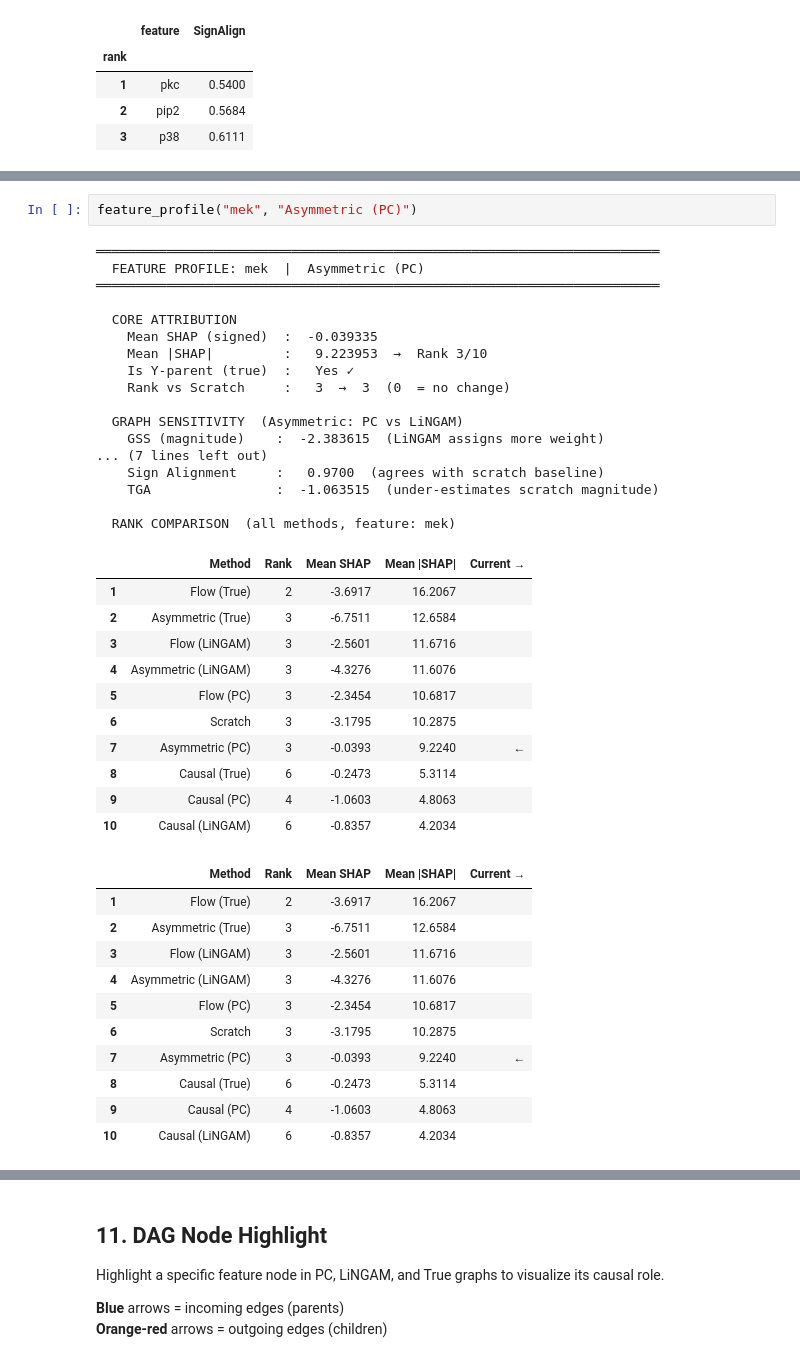
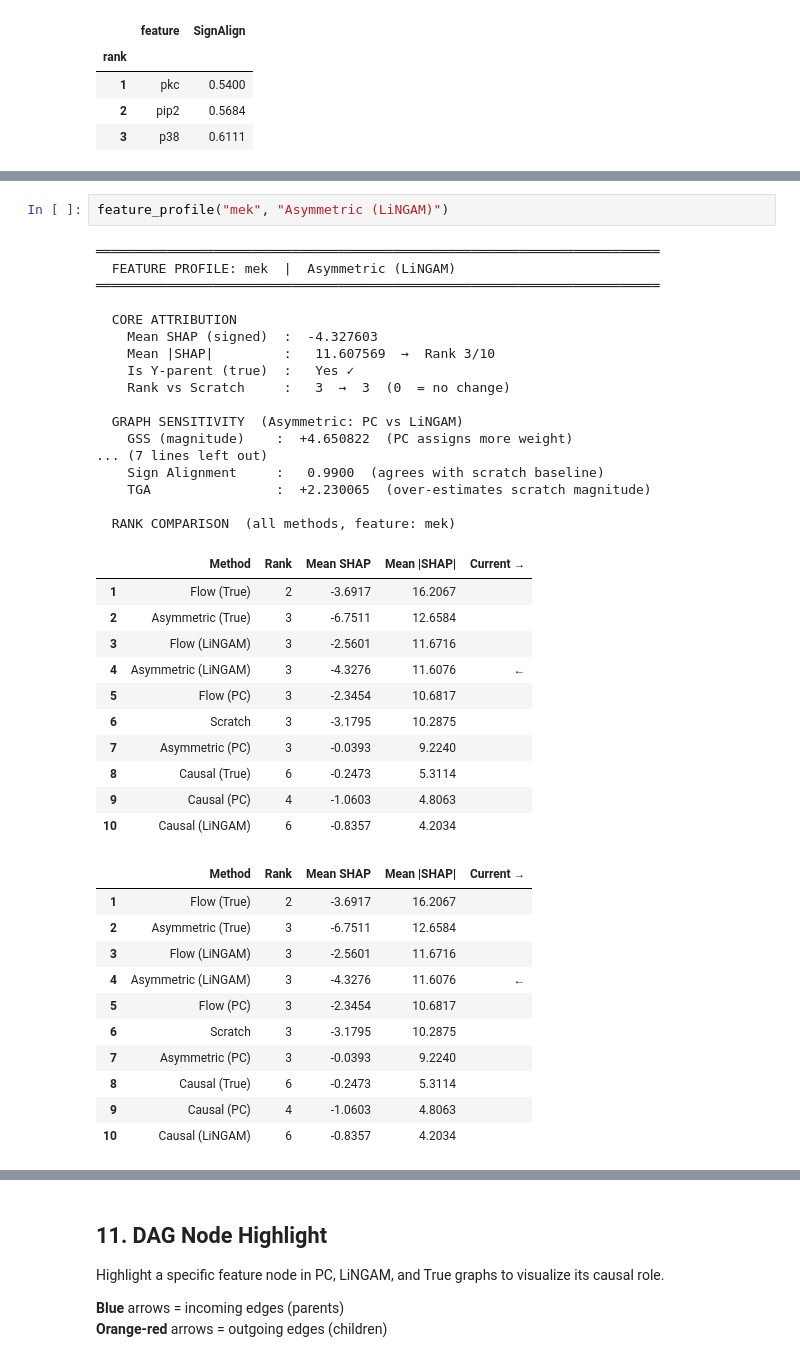
Before and after one commit to juanriosg12/master_thesis, a Jupyter notebook: notebooks/real_data_summary.ipynb, the cells around one changed output, grey strips where cells are left out. Cells and saved outputs as stored; diff of their text form.

```diff
--- a/notebooks/real_data_summary.ipynb
+++ b/notebooks/real_data_summary.ipynb
@@ -1450,31 +1352,31 @@ for (meth, g), arr in tga_scratch.items():
 # %%
-feature_profile("mek", "Asymmetric (PC)")
+feature_profile("mek", "Asymmetric (LiNGAM)")
 # %% [output]
 ════════════════════════════════════════════════════════════════════════
-  FEATURE PROFILE: mek  |  Asymmetric (PC)
+  FEATURE PROFILE: mek  |  Asymmetric (LiNGAM)
 ════════════════════════════════════════════════════════════════════════
 
   CORE ATTRIBUTION
-    Mean SHAP (signed)  :  -0.039335
-    Mean |SHAP|         :   9.223953  →  Rank 3/10
+    Mean SHAP (signed)  :  -4.327603
+    Mean |SHAP|         :   11.607569  →  Rank 3/10
     Is Y-parent (true)  :   Yes ✓
     Rank vs Scratch     :   3  →  3  (0  = no change)
 
   GRAPH SENSITIVITY  (Asymmetric: PC vs LiNGAM)
-    GSS (magnitude)    :  -2.383615  (LiNGAM assigns more weight)
+    GSS (magnitude)    :  +4.650822  (PC assigns more weight)
 ... (7 lines left out)
-    Sign Alignment     :   0.9700  (agrees with scratch baseline)
-    TGA                :  -1.063515  (under-estimates scratch magnitude)
+    Sign Alignment     :   0.9900  (agrees with scratch baseline)
+    TGA                :  +2.230065  (over-estimates scratch magnitude)
 
   RANK COMPARISON  (all methods, feature: mek)
 |  | Method | Rank | Mean SHAP | Mean |SHAP| | Current → |
 | 1 | Flow (True) | 2 | -3.6917 | 16.2067 |  |
 | 2 | Asymmetric (True) | 3 | -6.7511 | 12.6584 |  |
 | 3 | Flow (LiNGAM) | 3 | -2.5601 | 11.6716 |  |
-| 4 | Asymmetric (LiNGAM) | 3 | -4.3276 | 11.6076 |  |
+| 4 | Asymmetric (LiNGAM) | 3 | -4.3276 | 11.6076 | ← |
 | 5 | Flow (PC) | 3 | -2.3454 | 10.6817 |  |
 | 6 | Scratch | 3 | -3.1795 | 10.2875 |  |
-| 7 | Asymmetric (PC) | 3 | -0.0393 | 9.2240 | ← |
+| 7 | Asymmetric (PC) | 3 | -0.0393 | 9.2240 |  |
 | 8 | Causal (True) | 6 | -0.2473 | 5.3114 |  |
 | 9 | Causal (PC) | 4 | -1.0603 | 4.8063 |  |
 | 10 | Causal (LiNGAM) | 6 | -0.8357 | 4.2034 |  |
@@ -1482,10 +1384,10 @@ feature_profile("mek", "Asymmetric (PC)")
 | 1 | Flow (True) | 2 | -3.6917 | 16.2067 |  |
 | 2 | Asymmetric (True) | 3 | -6.7511 | 12.6584 |  |
 | 3 | Flow (LiNGAM) | 3 | -2.5601 | 11.6716 |  |
-| 4 | Asymmetric (LiNGAM) | 3 | -4.3276 | 11.6076 |  |
+| 4 | Asymmetric (LiNGAM) | 3 | -4.3276 | 11.6076 | ← |
 | 5 | Flow (PC) | 3 | -2.3454 | 10.6817 |  |
 | 6 | Scratch | 3 | -3.1795 | 10.2875 |  |
-| 7 | Asymmetric (PC) | 3 | -0.0393 | 9.2240 | ← |
+| 7 | Asymmetric (PC) | 3 | -0.0393 | 9.2240 |  |
 | 8 | Causal (True) | 6 | -0.2473 | 5.3114 |  |
 | 9 | Causal (PC) | 4 | -1.0603 | 4.8063 |  |
 | 10 | Causal (LiNGAM) | 6 | -0.8357 | 4.2034 |  |
```
Also changed, not shown: parts of 14 cells of this notebook, 34 other files.
